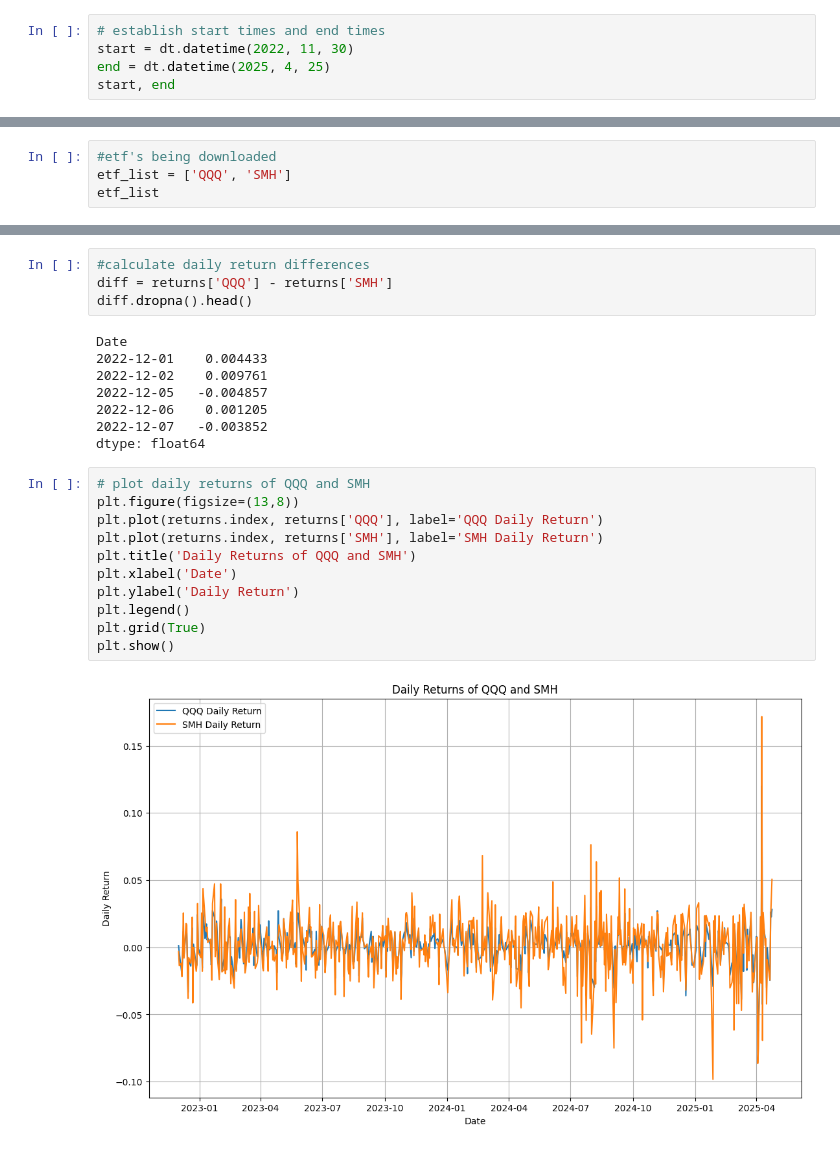
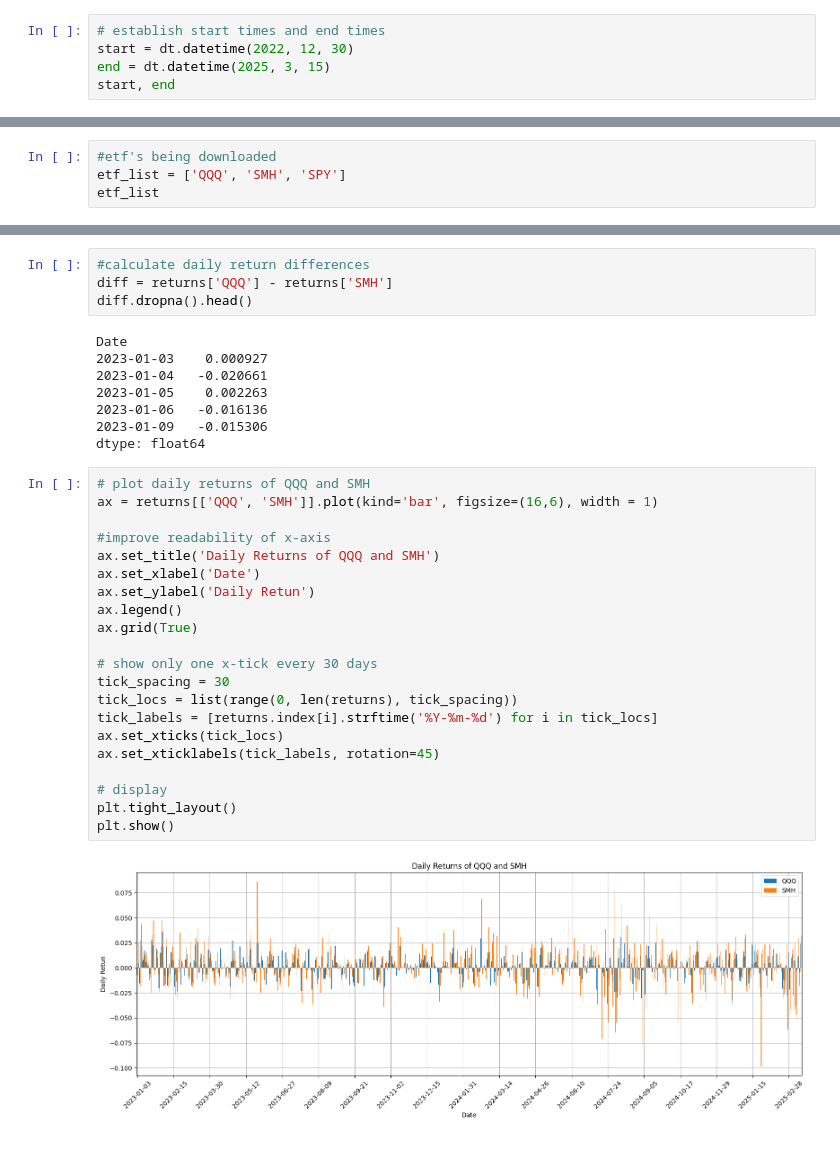
Before and after one commit to wardakaidan/qqq_vs_smh_t-test, a Jupyter notebook: SMHvQQQtTest.ipynb, the cells around one changed output, grey strips where cells are left out. Saved outputs shown, nothing was run; the diff lists cells and outputs as text.

```diff
--- a/SMHvQQQtTest.ipynb
+++ b/SMHvQQQtTest.ipynb
@@ -31,6 +32,6 @@ import seaborn as sns
 # %%
 # establish start times and end times
-start = dt.datetime(2022, 11, 30)
-end = dt.datetime(2025, 4, 25)
+start = dt.datetime(2022, 12, 30)
+end = dt.datetime(2025, 3, 15)
 start, end
 # %% [output]
@@ -38,5 +39,5 @@ start, end
 # %%
 #etf's being downloaded
-etf_list = ['QQQ', 'SMH']
+etf_list = ['QQQ', 'SMH', 'SPY']
 etf_list
 # %% [output]
@@ -70,25 +72,35 @@ diff = returns['QQQ'] - returns['SMH']
 diff.dropna().head()
 # %% [output]
 Date
-2022-12-01    0.004433
-2022-12-02    0.009761
-2022-12-05   -0.004857
-2022-12-06    0.001205
-2022-12-07   -0.003852
+2023-01-03    0.000927
+2023-01-04   -0.020661
+2023-01-05    0.002263
+2023-01-06   -0.016136
+2023-01-09   -0.015306
 dtype: float64
 # %%
 # plot daily returns of QQQ and SMH
-plt.figure(figsize=(13,8))
-plt.plot(returns.index, returns['QQQ'], label='QQQ Daily Return')
-plt.plot(returns.index, returns['SMH'], label='SMH Daily Return')
-plt.title('Daily Returns of QQQ and SMH')
-plt.xlabel('Date')
-plt.ylabel('Daily Return')
-plt.legend()
-plt.grid(True)
+ax = returns[['QQQ', 'SMH']].plot(kind='bar', figsize=(16,6), width = 1)
+
+#improve readability of x-axis
+ax.set_title('Daily Returns of QQQ and SMH')
+ax.set_xlabel('Date')
+ax.set_ylabel('Daily Retun')
+ax.legend()
+ax.grid(True)
+
+# show only one x-tick every 30 days
+tick_spacing = 30
+tick_locs = list(range(0, len(returns), tick_spacing))
+tick_labels = [returns.index[i].strftime('%Y-%m-%d') for i in tick_locs]
+ax.set_xticks(tick_locs)
+ax.set_xticklabels(tick_labels, rotation=45)
+
+# display
+plt.tight_layout()
 plt.show()
 # %% [output]
-[figure, old version]
+[figure, new version]
 # %%
 # graph daily return differences
 plt.figure(figsize=(10, 6))
```
Also changed, not shown: parts of 14 cells of this notebook.
